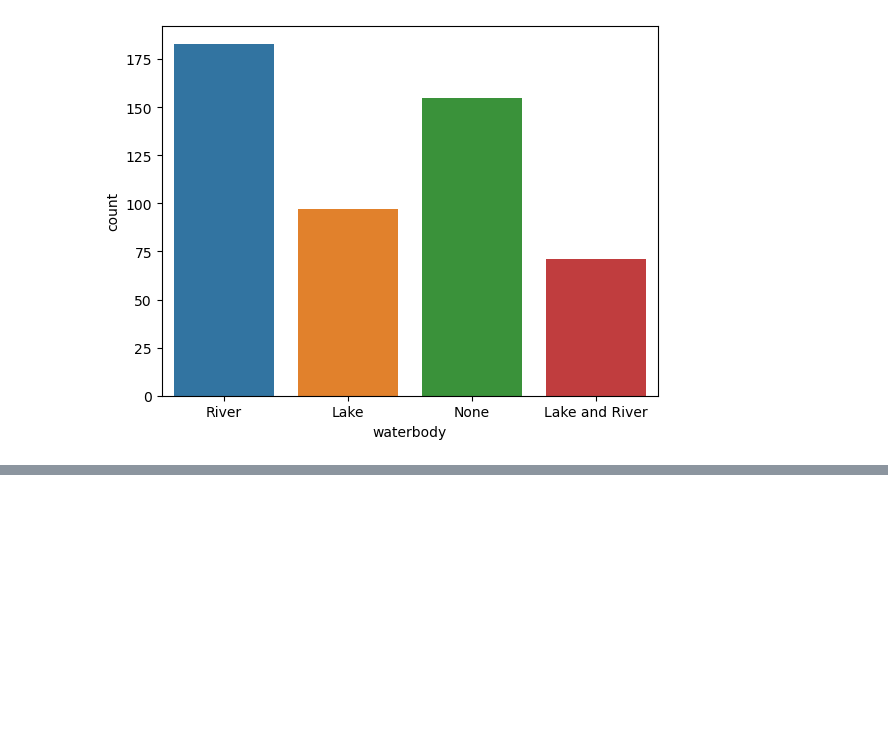
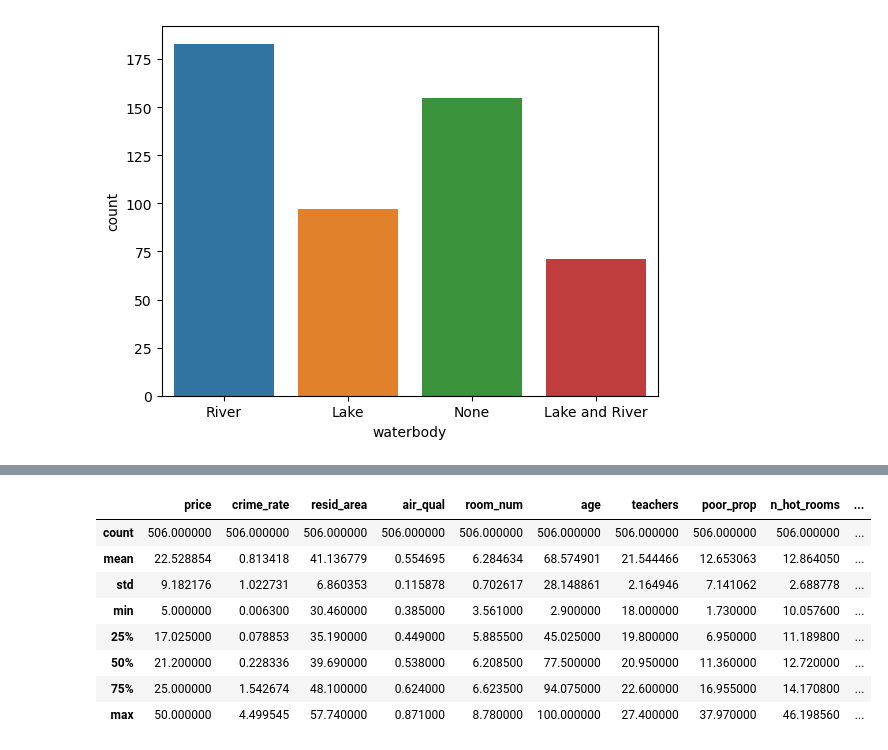
Before and after one commit to Glamorous9754/Practice-in-Jupyter, a Jupyter notebook: Data Pre-Processing for Linear Regression.ipynb, the cells around one changed output, grey strips where cells are left out. Saved outputs shown, nothing was run; the diff lists cells and outputs as text; code cells hidden in the pictures; blank space fills up the shorter version.

```diff
--- a/Data Pre-Processing for Linear Regression.ipynb
+++ b/Data Pre-Processing for Linear Regression.ipynb
@@ -203,0 +244,13 @@ plt.show()
+# %%
+df = df.drop(['dist1','dist2','dist3','dist4'],axis=1)
+df.describe()
+# %% [output]
+|  | price | crime_rate | resid_area | air_qual | room_num | age | teachers | poor_prop | n_hot_rooms | ... |
+| count | 506.000000 | 506.000000 | 506.000000 | 506.000000 | 506.000000 | 506.000000 | 506.000000 | 506.000000 | 506.000000 | ... |
+| mean | 22.528854 | 0.813418 | 41.136779 | 0.554695 | 6.284634 | 68.574901 | 21.544466 | 12.653063 | 12.864050 | ... |
+| std | 9.182176 | 1.022731 | 6.860353 | 0.115878 | 0.702617 | 28.148861 | 2.164946 | 7.141062 | 2.688778 | ... |
+| min | 5.000000 | 0.006300 | 30.460000 | 0.385000 | 3.561000 | 2.900000 | 18.000000 | 1.730000 | 10.057600 | ... |
+| 25% | 17.025000 | 0.078853 | 35.190000 | 0.449000 | 5.885500 | 45.025000 | 19.800000 | 6.950000 | 11.189800 | ... |
+| 50% | 21.200000 | 0.228336 | 39.690000 | 0.538000 | 6.208500 | 77.500000 | 20.950000 | 11.360000 | 12.720000 | ... |
+| 75% | 25.000000 | 1.542674 | 48.100000 | 0.624000 | 6.623500 | 94.075000 | 22.600000 | 16.955000 | 14.170800 | ... |
+| max | 50.000000 | 4.499545 | 57.740000 | 0.871000 | 8.780000 | 100.000000 | 27.400000 | 37.970000 | 46.198560 | ... |
```
Also changed, not shown: parts of 7 cells of this notebook.
